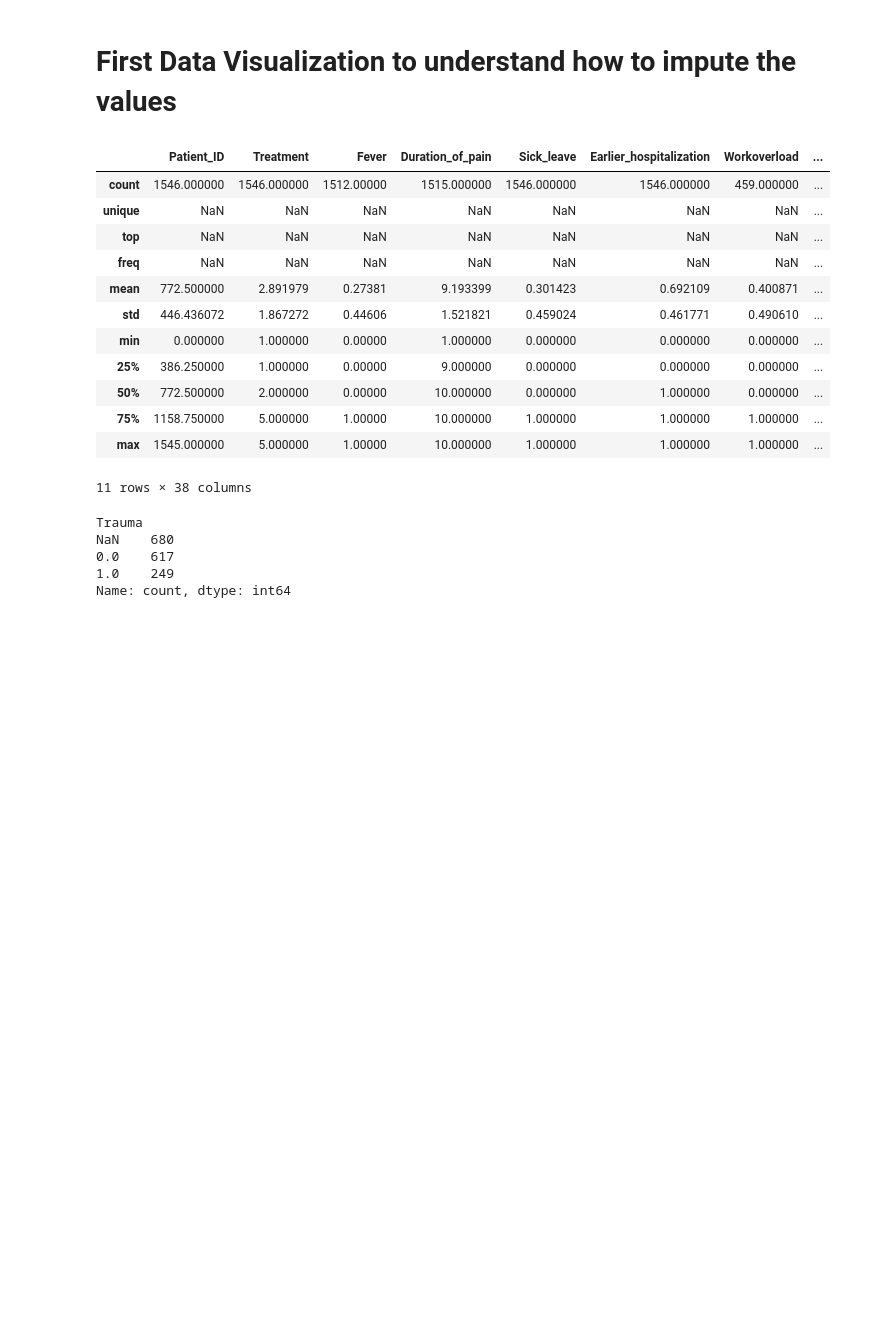
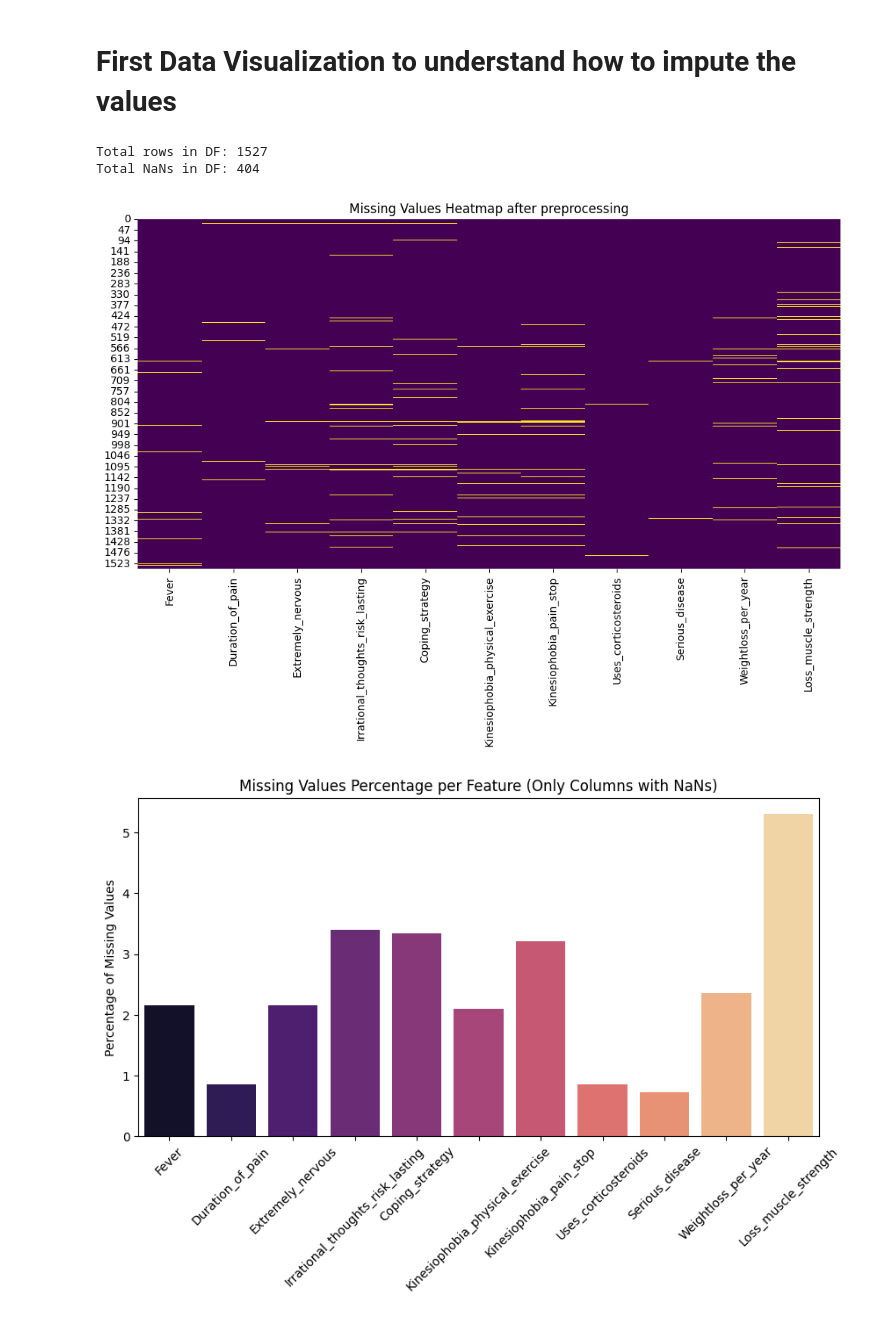
Before and after one commit to mard4/data-science, a Jupyter notebook: project/data_exploration.ipynb, the cells around one changed output. Drawn from its saved outputs; the diff is of its cells as text; code cells hidden in the pictures; blank space fills up the shorter version.

```diff
--- a/project/data_exploration.ipynb
+++ b/project/data_exploration.ipynb
@@ -349,0 +331,11 @@ Total NaNs in DF:  404
+# %%
+def pre_processing(DF):
+    """
+    MAIN FUNCTION FOR PRE PROCESSING
+    """
+    data_wo_cols = remove_columns_nan(DF)
+    DF = groupbypatients_checkna(data_wo_cols)
+    return DF
+
+df = pre_processing(data)
+checkNaNs(df)
@@ -350,26 +363,2 @@ Total NaNs in DF:  404
 # %% [markdown]
 # First Data Visualization to understand how to impute the values
-# %%
-data.describe(include="all")
-# %% [output]
-|  | Patient_ID | Treatment | Fever | Duration_of_pain | Sick_leave | Earlier_hospitalization | Workoverload | ... |
-| count | 1546.000000 | 1546.000000 | 1512.00000 | 1515.000000 | 1546.000000 | 1546.000000 | 459.000000 | ... |
-| unique | NaN | NaN | NaN | NaN | NaN | NaN | NaN | ... |
-| top | NaN | NaN | NaN | NaN | NaN | NaN | NaN | ... |
-| freq | NaN | NaN | NaN | NaN | NaN | NaN | NaN | ... |
-| mean | 772.500000 | 2.891979 | 0.27381 | 9.193399 | 0.301423 | 0.692109 | 0.400871 | ... |
-| std | 446.436072 | 1.867272 | 0.44606 | 1.521821 | 0.459024 | 0.461771 | 0.490610 | ... |
-| min | 0.000000 | 1.000000 | 0.00000 | 1.000000 | 0.000000 | 0.000000 | 0.000000 | ... |
-| 25% | 386.250000 | 1.000000 | 0.00000 | 9.000000 | 0.000000 | 0.000000 | 0.000000 | ... |
-| 50% | 772.500000 | 2.000000 | 0.00000 | 10.000000 | 0.000000 | 1.000000 | 0.000000 | ... |
-| 75% | 1158.750000 | 5.000000 | 1.00000 | 10.000000 | 1.000000 | 1.000000 | 1.000000 | ... |
-| max | 1545.000000 | 5.000000 | 1.00000 | 10.000000 | 1.000000 | 1.000000 | 1.000000 | ... |
-11 rows × 38 columns
-# %%
-data['Trauma'].value_counts(dropna=False)
-# %% [output]
-Trauma
-NaN    680
-0.0    617
-1.0    249
-Name: count, dtype: int64
@@ -375,0 +367,22 @@ Name: count, dtype: int64
+# %%
+all_nans = checkNaNs(df)
+# --- 1. Heatmap of Missing Values ---
+plt.figure(figsize=(12, 6))
+sns.heatmap(df[all_nans.index].isna(), cbar=False, cmap="viridis")
+plt.title("Missing Values Heatmap after preprocessing")
+plt.show()
+
+#plot
+missing_values_percentage = (all_nans / len(df)) * 100
+
+plt.figure(figsize=(10, 5))
+sns.barplot(x=missing_values_percentage.index, y=missing_values_percentage.values.flatten(), palette="magma")
+plt.xticks(rotation=45)
+plt.ylabel("Percentage of Missing Values")
+plt.title("Missing Values Percentage per Feature (Only Columns with NaNs)")
+plt.show()
+# %% [output]
+Total rows in DF: 1527
+Total NaNs in DF: 404
+[figure, added]
+[figure, added]
```
Also changed, not shown: parts of 14 cells of this notebook.
